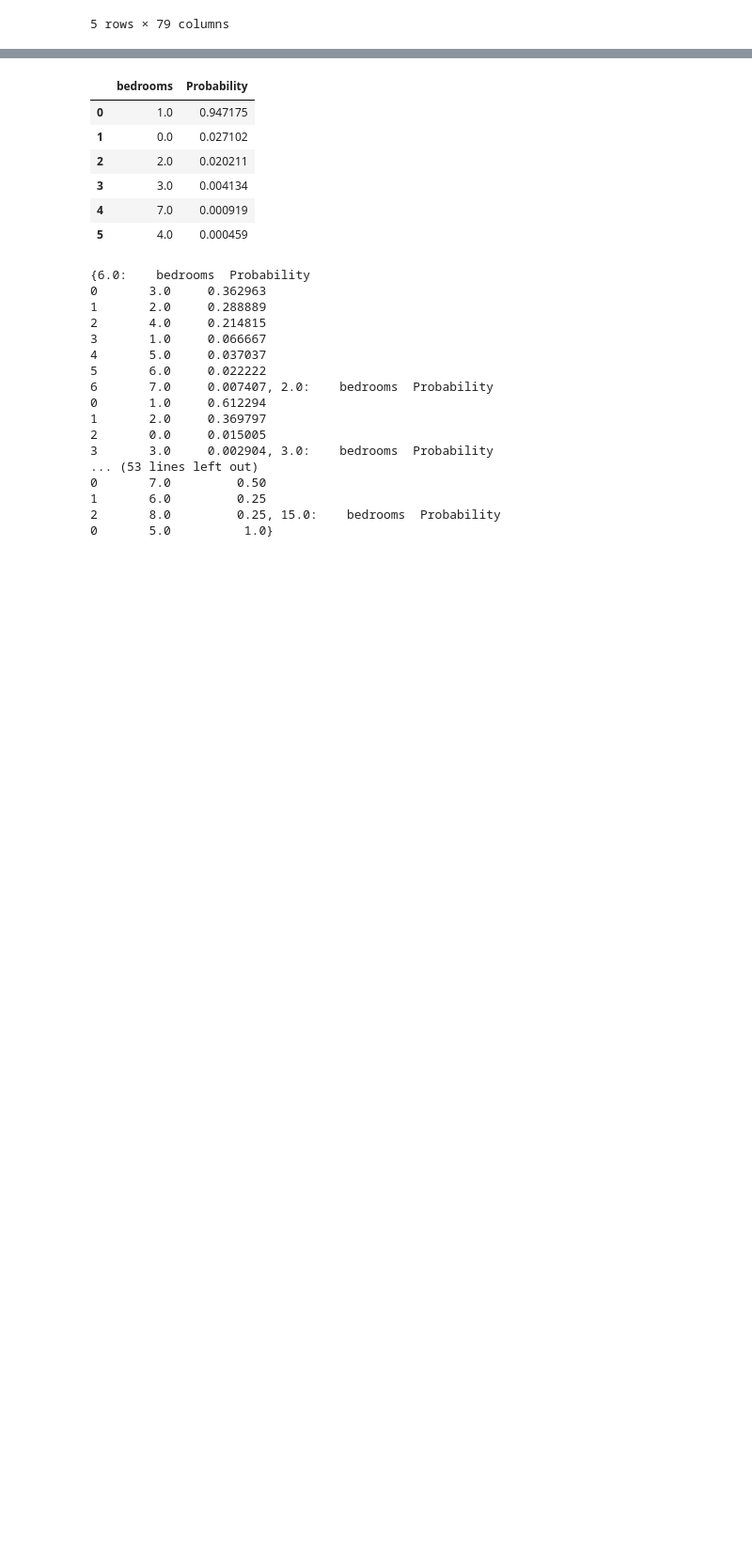
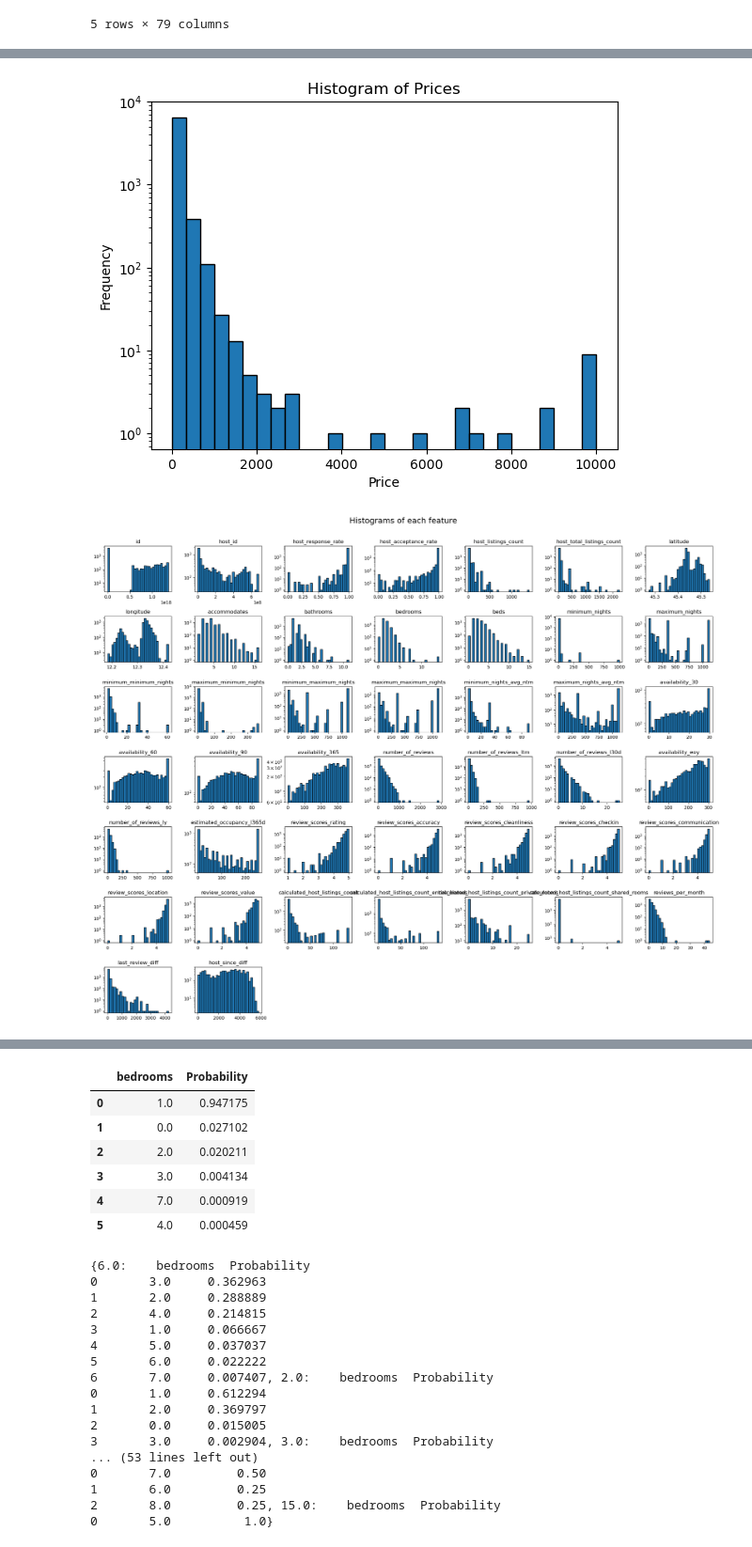
Before and after one commit to Aranidin/Project_ML_SS2025, a Jupyter notebook: Preprocessing/listings_prep.ipynb, the cells around one changed output, grey strips where cells are left out. Shown at 94% size. Drawn from its saved outputs; the diff is of its cells as text; code cells hidden in the pictures; blank space fills up the shorter version.

```diff
--- a/Preprocessing/listings_prep.ipynb
+++ b/Preprocessing/listings_prep.ipynb
@@ -228,0 +154,33 @@ avg_beds_per_bedroom
+# %%
+# Scatter plots: target variable vs features
+def histograms(df, numerical_columns, target_clm):
+
+    plt.hist(df[target_clm], bins=30, edgecolor='black')
+    plt.title('Histogram of Prices')
+    plt.yscale('log')
+    plt.xlabel('Price')
+    plt.ylabel('Frequency')
+    plt.show()
+
+    plt.figure(figsize=(20, 17))
+    plt.suptitle('Histograms of each feature', fontsize=18)
+
+    for i, feature in enumerate(numerical_columns):
+        counts = (df[feature].value_counts())
+        plt.subplot(7, 7, i + 1)
+        plt.hist(df[feature], bins=30, edgecolor='black')
+        # plt.bar(counts.index, counts.values)
+        plt.title(feature, fontsize=12)
+        # plt.xscale('log')
+        plt.yscale('log')
+        plt.xticks(fontsize=10)
+        plt.yticks(fontsize=10)
+
+    plt.tight_layout(rect=[0, 0.03, 1, 0.97])
+    plt.show()
+
+
+histograms(listings, numerical_columns, target_clm)
+# %% [output]
+[figure, added]
+[figure, added]
```
Also changed, not shown: parts of 49 cells of this notebook.
